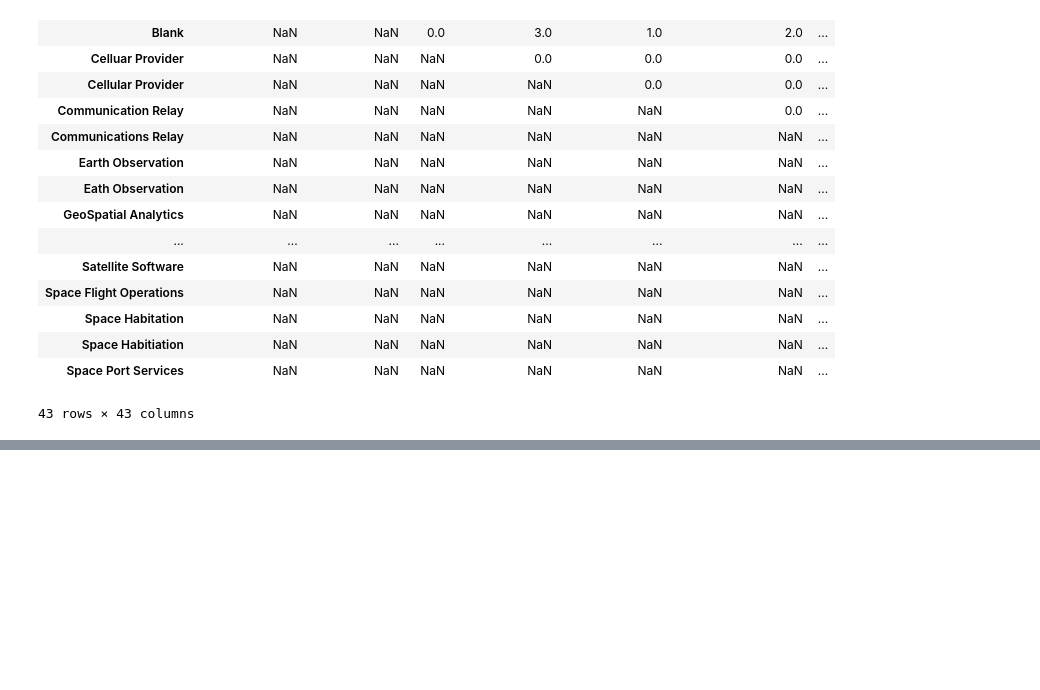
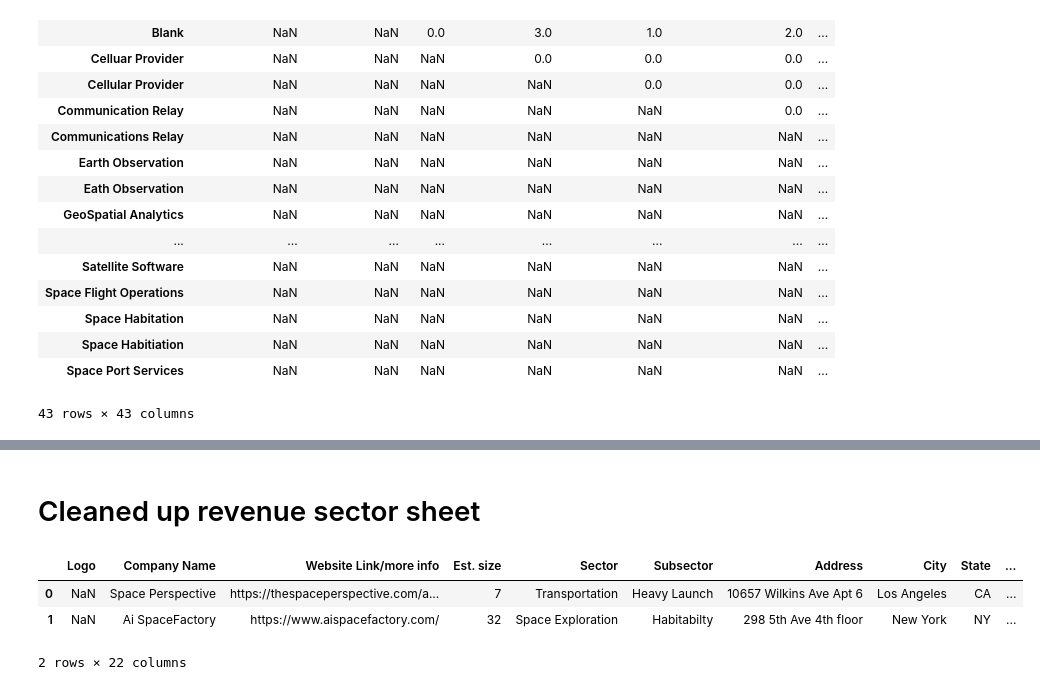
Before and after one commit to varshafawkes/spacedbase, a Jupyter notebook: SpacedBase.ipynb, the cells around one changed output, grey strips where cells are left out. Cells and saved outputs as stored; diff of their text form; code cells hidden in the pictures; blank space fills up the shorter version.

```diff
--- a/SpacedBase.ipynb
+++ b/SpacedBase.ipynb
@@ -219,0 +286,18 @@ fig.write_html('rev_cooccurence.html')
+# %% [markdown]
+# Cleaned up revenue sector sheet
+# %%
+fn = '/Users/varshas/experiments/spacedbase/data/Breakdown Sectors - Cleaned Data 8_28.csv'
+import pandas as pd
+df = pd.read_csv(fn)
+df.columns = ['Logo', 'Company Name', 'Website Link/more info', 'Est. size', 'Sector',
+       'Subsector', 'Address', 'City', 'State', 'Country', 'Founded Date',
+       'Founder/Founding team', 'Last Funding Type', 'Funding Total*', 'Class',
+       'Public/Private', 'Summary',
+       'Revenue Activity Tags (What are they selling)', 'Revenue Activity Tags 2',
+       'Revenue Activity Tags 3', 'Revenue Activity Tags 4', 'Revenue Activity Tags 5']
+df.head(n=2)
+# %% [output]
+|  | Logo | Company Name | Website Link/more info | Est. size | Sector | Subsector | Address | City | State | ... |
+| 0 | NaN | Space Perspective | https://thespaceperspective.com/a... | 7 | Transportation | Heavy Launch | 10657 Wilkins Ave Apt 6 | Los Angeles | CA | ... |
+| 1 | NaN | Ai SpaceFactory | https://www.aispacefactory.com/ | 32 | Space Exploration | Habitabilty | 298 5th Ave 4th floor | New York | NY | ... |
+2 rows × 22 columns
```
Also changed, not shown: parts of 9 cells of this notebook, 1 other file.
